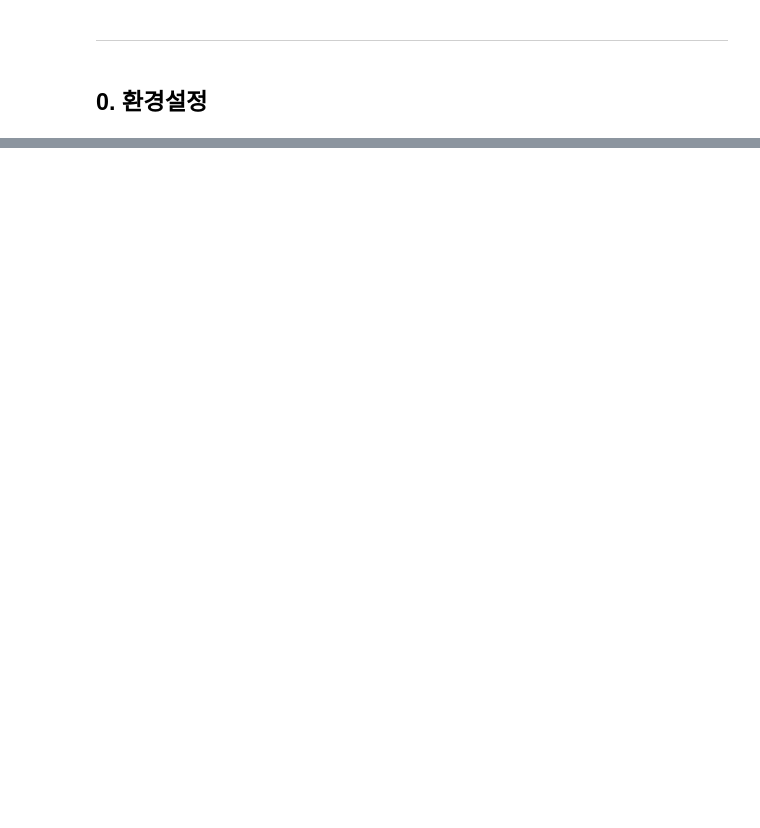
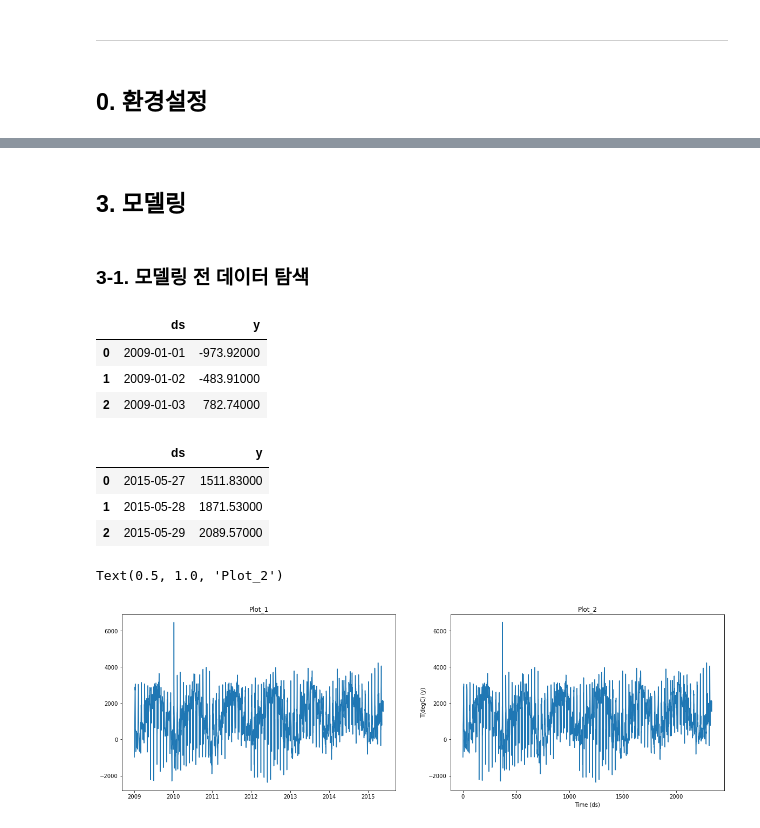
Before and after one commit to JoARa5820/PROJECT, a Jupyter notebook: project_4/Prophet(Time-Series).ipynb, the cells around one changed output, grey strips where cells are left out. Saved outputs shown, nothing was run; the diff lists cells and outputs as text; code cells hidden in the pictures; blank space fills up the shorter version.

```diff
--- a/project_4/Prophet(Time-Series).ipynb
+++ b/project_4/Prophet(Time-Series).ipynb
@@ -345,0 +197,3 @@ result2
+# %%
+# test set 비율 정보 (전체 데이터셋 중 test_per 비율만큼 오차율 계산)
+test_per = 0.2
@@ -345,0 +202,63 @@ result2
+# %%
+# 데이터 호출 및 필요 컬럼 정리
+tot_data = pd.read_csv(data_folder + '/' + file_nm + '.csv', encoding = file_encode)
+tot_data.columns = list(pd.Series(list(tot_data.columns)).map(lambda x : x.replace(' ','')))
+tot_data = tot_data[['DateTime','T(degC)']]
+# %%
+# # 수정된 날짜 컬럼 생성(tmp)
+# dt_hour = tot_data['DateTime'].map(lambda x : x.split(' ')[1].split(':')[0])  # 시
+# dt_minute = tot_data['DateTime'].map(lambda x : x.split(' ')[1].split(':')[1])  # 분
+# dt_second = tot_data['DateTime'].map(lambda x : x.split(' ')[1].split(':')[2])  # 초
+# dt_day = tot_data['DateTime'].map(lambda x : x.split(' ')[0].split('.')[0])  # 일
+# dt_month = tot_data['DateTime'].map(lambda x : x.split(' ')[0].split('.')[1])  # 월
+# dt_year = tot_data['DateTime'].map(lambda x : x.split(' ')[0].split('.')[2])  # 년
+# tot_data['New_DateTime'] = dt_year + '-' + dt_month + '-' + dt_day + ' ' + dt_hour + ':' + dt_minute + ':' + dt_second  # 수정 컬럼 생성
+# tot_data['New_DateTime'] = pd.to_datetime(tot_data['New_DateTime'])
+
+# 수정된 날짜 컬럼 생성 : 위와 같은 방식으로 진행해도 됨
+tot_data['New_DateTime'] = pd.to_datetime(tot_data['DateTime'])
+tot_data = tot_data[['New_DateTime','T(degC)']].rename(columns = {'New_DateTime':'ds','T(degC)':'y'})
+
+# '초' 단위의 날짜 컬럼을 '일' 단위로 변경 : data
+tot_data['ds'] = tot_data['ds'].map(lambda x : str(x).split(' ')[0])
+tot_data['ds'] = pd.to_datetime(tot_data['ds'])
+data = tot_data.groupby('ds').sum().reset_index()
+# %%
+# train data와 test data 분리
+test_cnt = int(round((len(data) * test_per),0))  # test set 건수 = 전체 데이터셋 * test_per(비율)
+train_data = data[:len(data) - test_cnt].reset_index(drop=True)
+test_data = data[-test_cnt:].reset_index(drop=True)
+# %% [markdown]
+## 3. 모델링
+# %% [markdown]
+### 3-1. 모델링 전 데이터 탐색
+# %%
+train_data.head(3)
+# %% [output]
+|  | ds | y |
+| 0 | 2009-01-01 | -973.92000 |
+| 1 | 2009-01-02 | -483.91000 |
+| 2 | 2009-01-03 | 782.74000 |
+# %%
+test_data.head(3)
+# %% [output]
+|  | ds | y |
+| 0 | 2015-05-27 | 1511.83000 |
+| 1 | 2015-05-28 | 1871.53000 |
+| 2 | 2015-05-29 | 2089.57000 |
+# %%
+# train_data 그래프 확인
+plt.figure(figsize = (20,6))
+
+plt.subplot(1,2,1)
+plt.plot(train_data['ds'],train_data['y'])
+plt.title('Plot_1')
+
+plt.subplot(1,2,2)
+plt.plot(train_data['y'])
+plt.xlabel('Time (ds)')
+plt.ylabel('T(degC) (y)')
+plt.title('Plot_2')
+# %% [output]
+Text(0.5, 1.0, 'Plot_2')
+[figure, added]
```
Also changed, not shown: parts of 21 cells of this notebook.
